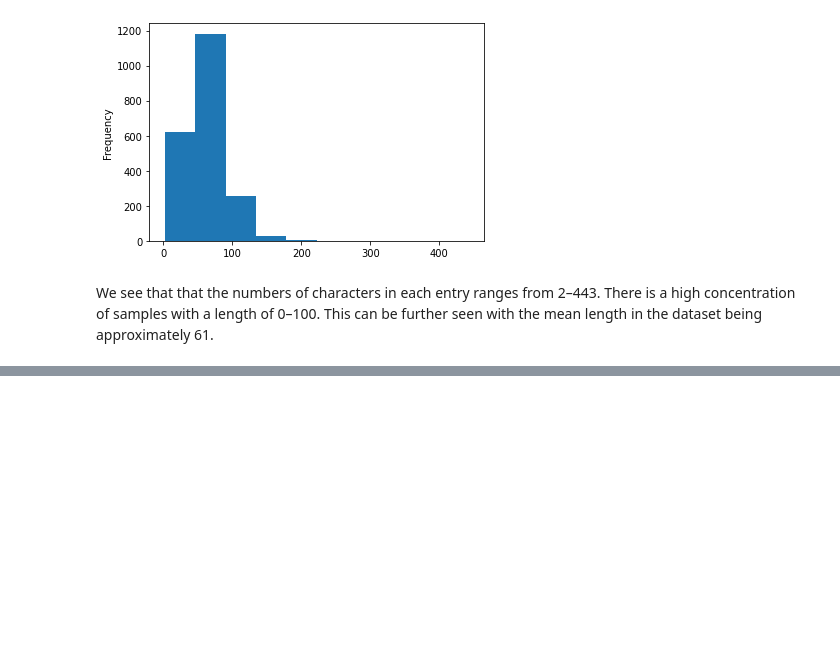
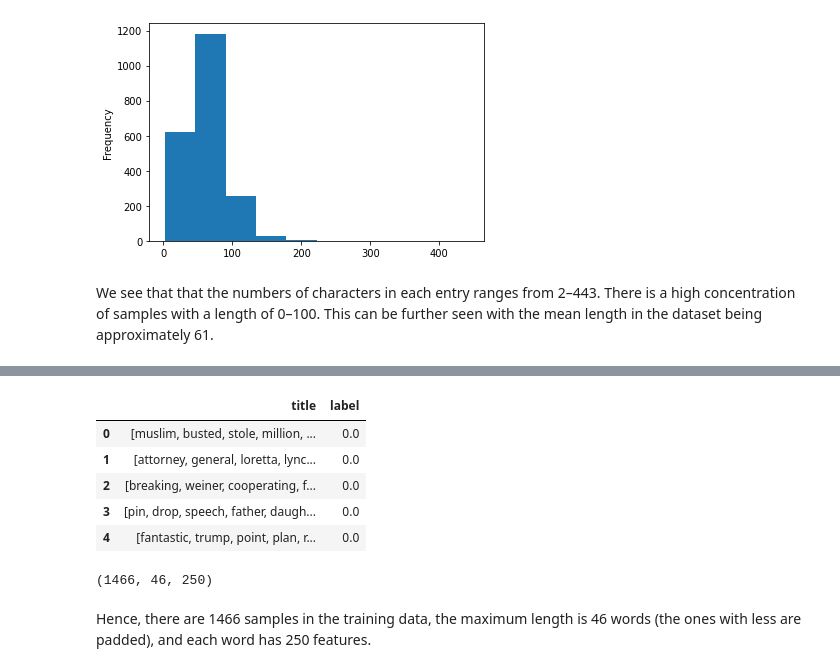
Before and after one commit to pavankalyan066/Natural-Language-Processing, a Jupyter notebook: Fake_News_Detection.ipynb, the cells around one changed output, grey strips where cells are left out. Saved outputs shown, nothing was run; the diff lists cells and outputs as text; code cells hidden in the pictures; blank space fills up the shorter version.

```diff
--- a/Fake_News_Detection.ipynb
+++ b/Fake_News_Detection.ipynb
@@ -73,0 +88,32 @@ We see that that the numbers of characters in each entry ranges from 2–443. Th
+# %%
+#Import nltk preprocessing library to convert text into a readable format
+import nltk
+from nltk.tokenize import sent_tokenize
+from nltk.stem import WordNetLemmatizer
+from nltk.corpus import stopwords
+
+nltk.download('punkt')
+nltk.download('wordnet')
+nltk.download('stopwords')
+
+#Tokenize the string (create a list -> each index is a word)
+data['title'] = data.apply(lambda row: nltk.word_tokenize(row['title']), axis=1)
+
+#Define text lemmatization model (eg: walks will be changed to walk)
+lemmatizer = WordNetLemmatizer()
+
+#Loop through title dataframe and lemmatize each word
+def lemma(data):
+  return [lemmatizer.lemmatize(w) for w in data]
+
+#Apply to dataframe
+data['title'] = data['title'].apply(lemma)
+
+#Define all stopwords in the English language (it, was, for, etc.)
+stop = stopwords.words('english')
+
+#Remove them from our dataframe
+data['title'] = data['title'].apply(lambda x: [i for i in x if i not in stop])
+
+data.head()
+# %% [output]
@@ -73,0 +126,6 @@ We see that that the numbers of characters in each entry ranges from 2–443. Th
+|  | title | label |
+| 0 | [muslim, busted, stole, million, ... | 0.0 |
+| 1 | [attorney, general, loretta, lync... | 0.0 |
+| 2 | [breaking, weiner, cooperating, f... | 0.0 |
+| 3 | [pin, drop, speech, father, daugh... | 0.0 |
+| 4 | [fantastic, trump, point, plan, r... | 0.0 |
@@ -73,0 +142,17 @@ We see that that the numbers of characters in each entry ranges from 2–443. Th
+# %%
+embed = hub.load("https://tfhub.dev/google/Wiki-words-250/2")
+
+#Convert each series of words to a word2vec embedding
+indiv = []
+for i in title_train:
+  temp = np.array(embed(i))
+
+  indiv.append(temp)
+
+#Accounts for different length of words
+indiv = tf.keras.preprocessing.sequence.pad_sequences(indiv,dtype='float')
+indiv.shape
+# %% [output]
+(1466, 46, 250)
+# %% [markdown]
+Hence, there are 1466 samples in the training data, the maximum length is 46 words (the ones with less are padded), and each word has 250 features.
```
Also changed, not shown: parts of 27 cells of this notebook.
